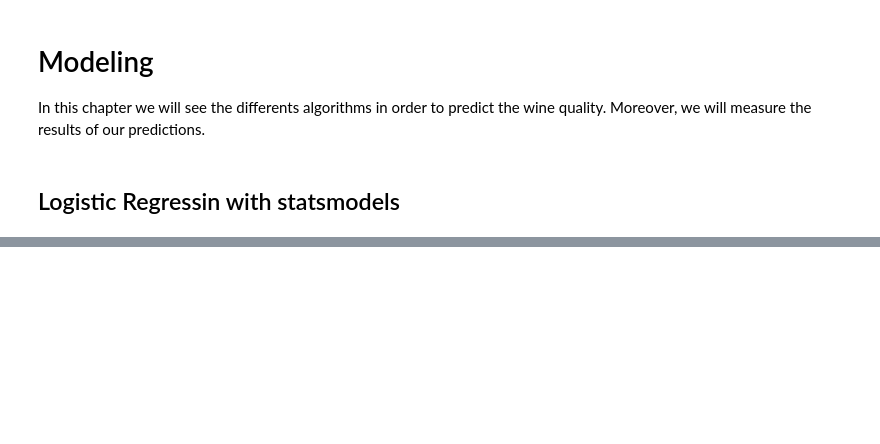
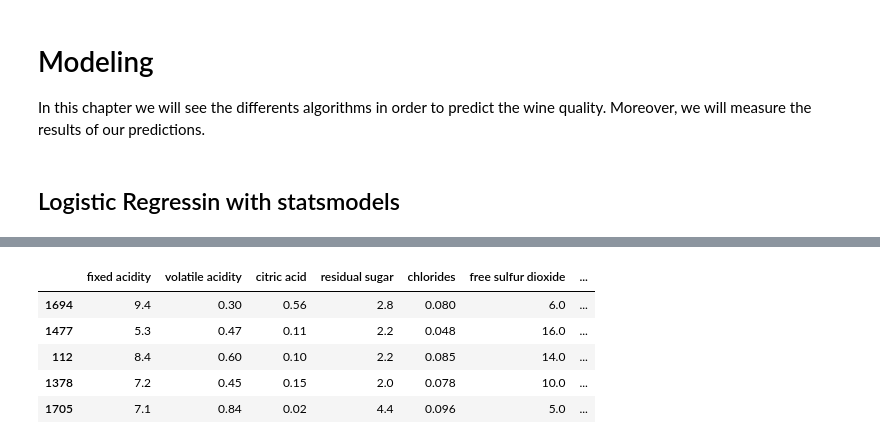
Before and after one commit to guillaumeovf/CarLoanDefault, a Jupyter notebook: wine_quality.ipynb, the cells around one changed output, grey strips where cells are left out. Saved outputs shown, nothing was run; the diff lists cells and outputs as text; code cells hidden in the pictures; blank space fills up the shorter version.

```diff
--- a/wine_quality.ipynb
+++ b/wine_quality.ipynb
@@ -1421,0 +1570,9 @@ train_smote[final_list_features]
+# %%
+test.head()
+# %% [output]
+|  | fixed acidity | volatile acidity | citric acid | residual sugar | chlorides | free sulfur dioxide | ... |
+| 1694 | 9.4 | 0.30 | 0.56 | 2.8 | 0.080 | 6.0 | ... |
+| 1477 | 5.3 | 0.47 | 0.11 | 2.2 | 0.048 | 16.0 | ... |
+| 112 | 8.4 | 0.60 | 0.10 | 2.2 | 0.085 | 14.0 | ... |
+| 1378 | 7.2 | 0.45 | 0.15 | 2.0 | 0.078 | 10.0 | ... |
+| 1705 | 7.1 | 0.84 | 0.02 | 4.4 | 0.096 | 5.0 | ... |
```
Also changed, not shown: parts of 7 cells of this notebook.
